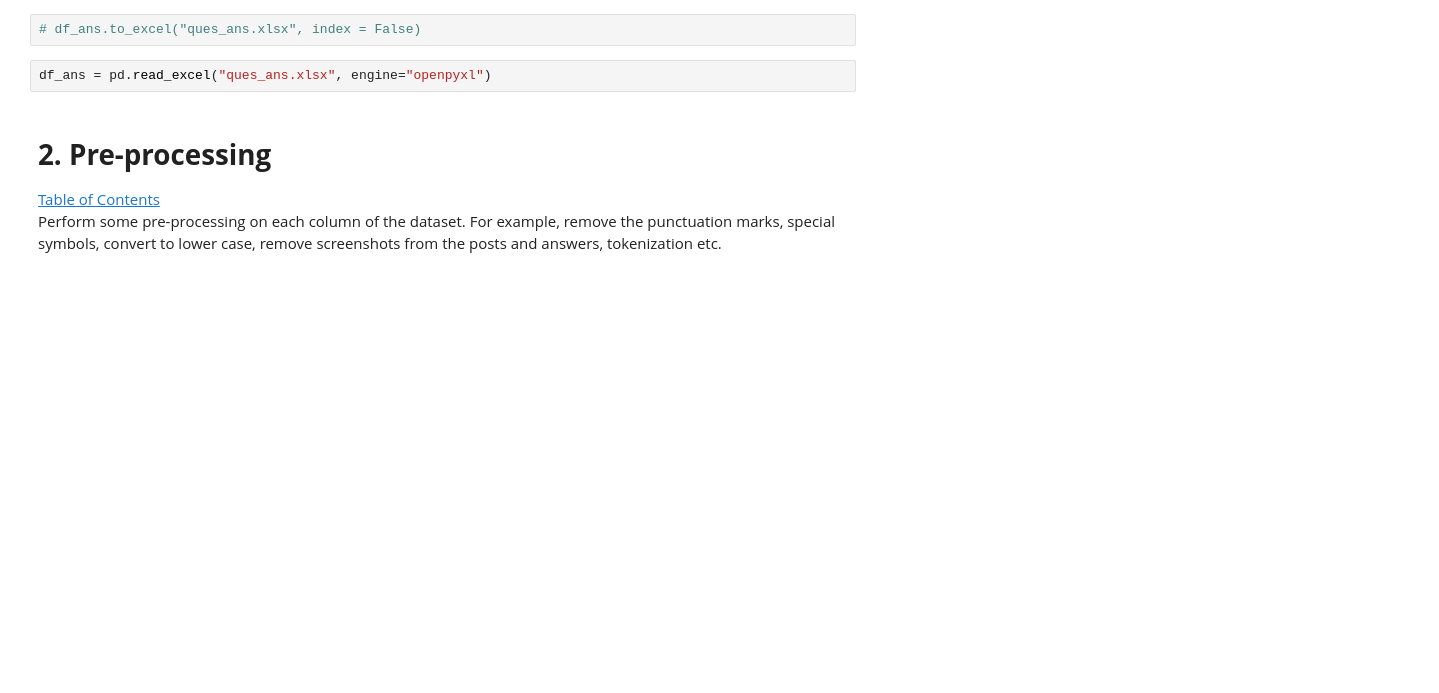
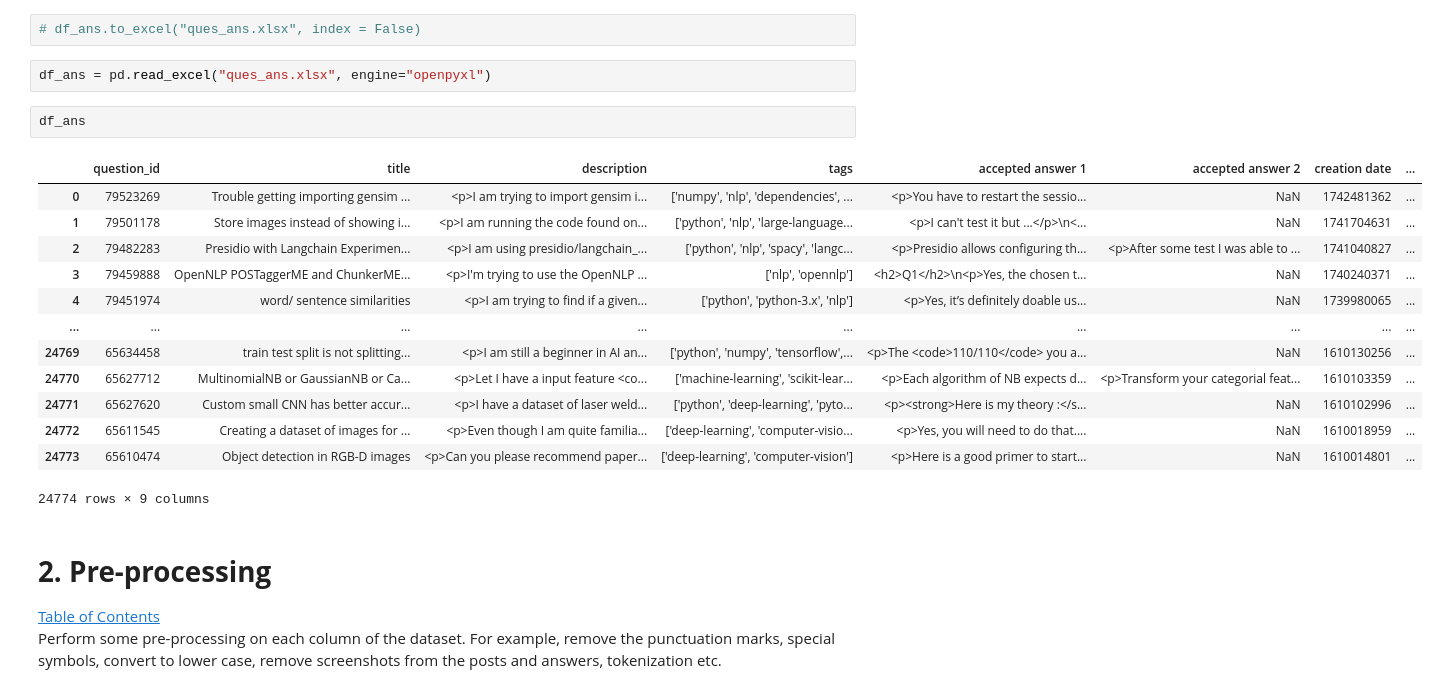
Before and after one commit to KendrickLamawr/ANLP-A2, a Jupyter notebook: Step2_Preprocessing.ipynb, the cells around one changed output. Cells and saved outputs as stored; diff of their text form; blank space fills up the shorter version.

```diff
--- a/Step2_Preprocessing.ipynb
+++ b/Step2_Preprocessing.ipynb
@@ -365,6 +366,22 @@ df_ans
 # df_ans.to_excel("ques_ans.xlsx", index = False)
 # %%
 df_ans = pd.read_excel("ques_ans.xlsx", engine="openpyxl")
+# %%
+df_ans
+# %% [output]
+|  | question_id | title | description | tags | accepted answer 1 | accepted answer 2 | creation date | ... |
+| 0 | 79523269 | Trouble getting importing gensim ... | <p>I am trying to import gensim i... | ['numpy', 'nlp', 'dependencies', ... | <p>You have to restart the sessio... | NaN | 1742481362 | ... |
+| 1 | 79501178 | Store images instead of showing i... | <p>I am running the code found on... | ['python', 'nlp', 'large-language... | <p>I can't test it but ...</p>\n<... | NaN | 1741704631 | ... |
+| 2 | 79482283 | Presidio with Langchain Experimen... | <p>I am using presidio/langchain_... | ['python', 'nlp', 'spacy', 'langc... | <p>Presidio allows configuring th... | <p>After some test I was able to ... | 1741040827 | ... |
+| 3 | 79459888 | OpenNLP POSTaggerME and ChunkerME... | <p>I'm trying to use the OpenNLP ... | ['nlp', 'opennlp'] | <h2>Q1</h2>\n<p>Yes, the chosen t... | NaN | 1740240371 | ... |
+| 4 | 79451974 | word/ sentence similarities | <p>I am trying to find if a given... | ['python', 'python-3.x', 'nlp'] | <p>Yes, it’s definitely doable us... | NaN | 1739980065 | ... |
+| ... | ... | ... | ... | ... | ... | ... | ... | ... |
+| 24769 | 65634458 | train test split is not splitting... | <p>I am still a beginner in AI an... | ['python', 'numpy', 'tensorflow',... | <p>The <code>110/110</code> you a... | NaN | 1610130256 | ... |
+| 24770 | 65627712 | MultinomialNB or GaussianNB or Ca... | <p>Let I have a input feature <co... | ['machine-learning', 'scikit-lear... | <p>Each algorithm of NB expects d... | <p>Transform your categorial feat... | 1610103359 | ... |
+| 24771 | 65627620 | Custom small CNN has better accur... | <p>I have a dataset of laser weld... | ['python', 'deep-learning', 'pyto... | <p><strong>Here is my theory :</s... | NaN | 1610102996 | ... |
+| 24772 | 65611545 | Creating a dataset of images for ... | <p>Even though I am quite familia... | ['deep-learning', 'computer-visio... | <p>Yes, you will need to do that.... | NaN | 1610018959 | ... |
+| 24773 | 65610474 | Object detection in RGB-D images | <p>Can you please recommend paper... | ['deep-learning', 'computer-vision'] | <p>Here is a good primer to start... | NaN | 1610014801 | ... |
+24774 rows × 9 columns
 # %% [markdown]
 # **2. Pre-processing**   <a class="anchor" id="second-bullet"></a>
 [Table of Contents](#toc)
```
Also changed, not shown: parts of 22 cells of this notebook, 14 other files.
